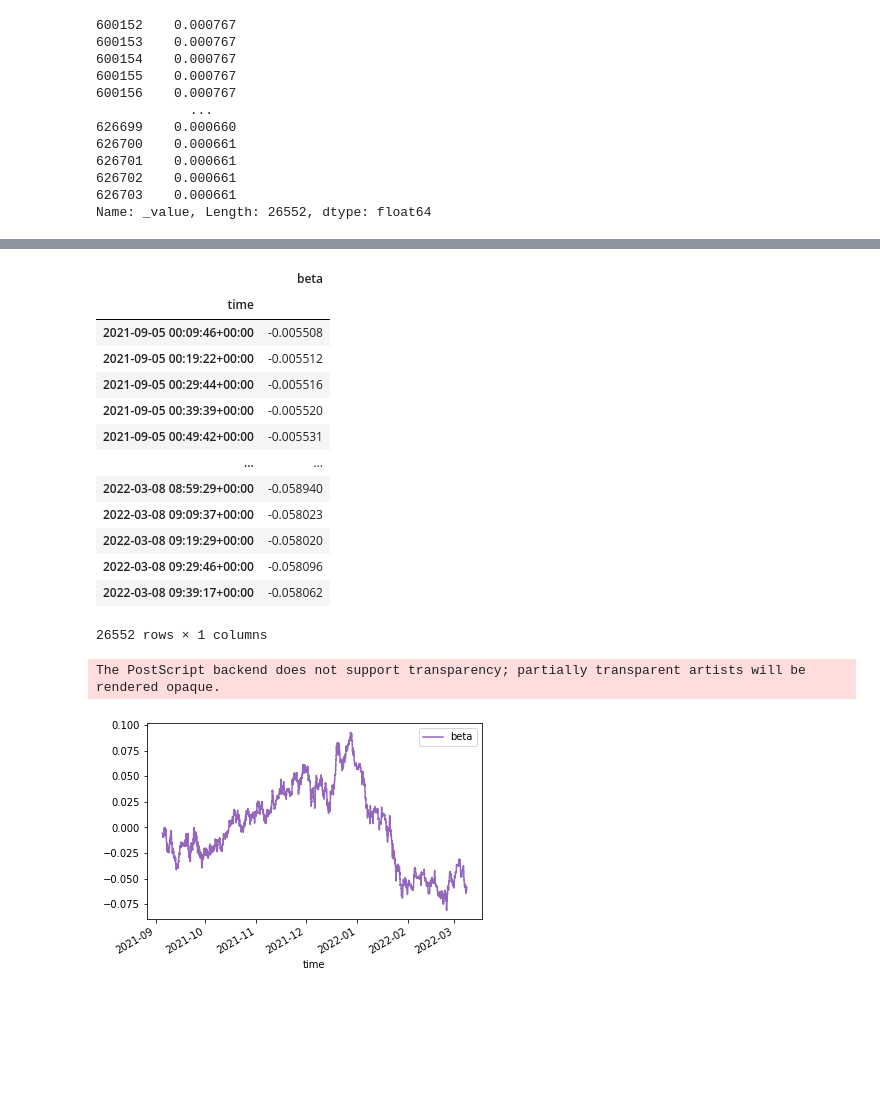
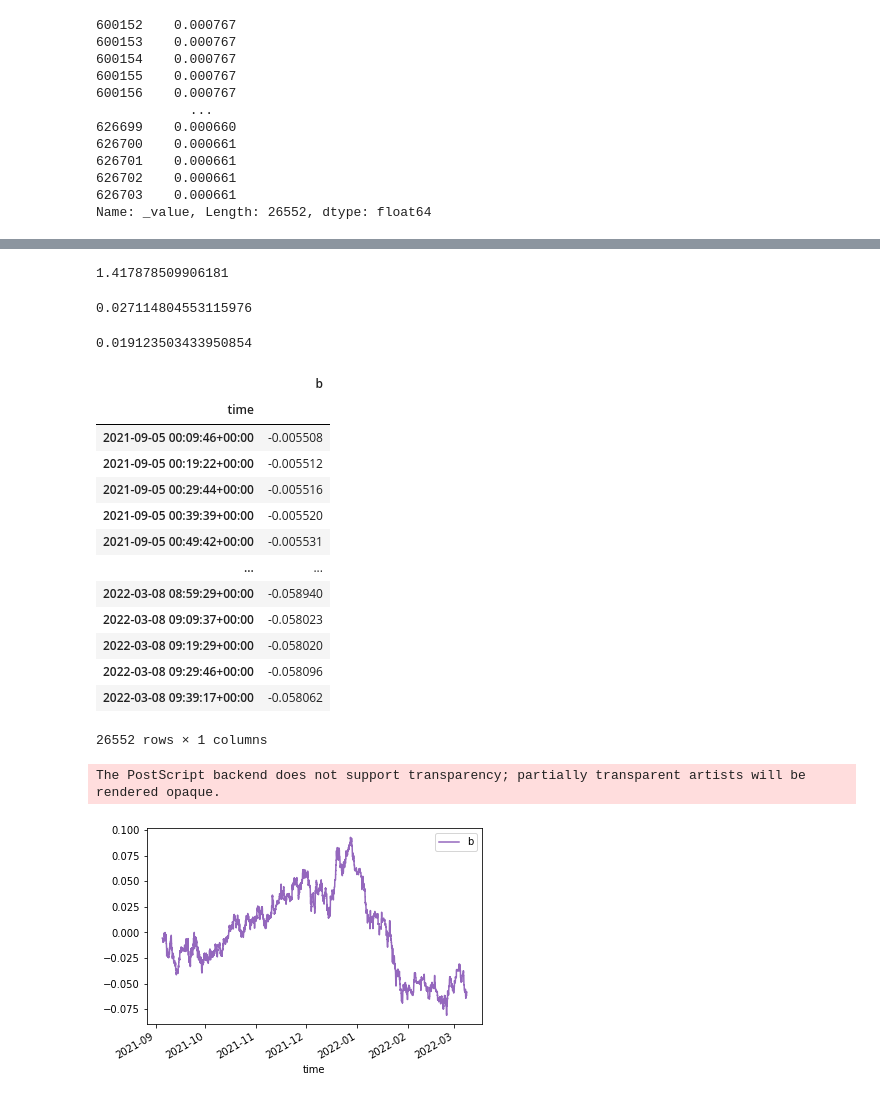
Before and after one commit to overlay-market/overlay-risk, a Jupyter notebook: notebooks/univ3-metrics.ipynb, the cells around one changed output, grey strips where cells are left out. Saved outputs shown, nothing was run; the diff lists cells and outputs as text; code cells hidden in the pictures; blank space fills up the shorter version.

```diff
--- a/notebooks/univ3-metrics.ipynb
+++ b/notebooks/univ3-metrics.ipynb
@@ -281,10 +281,22 @@ The PostScript backend does not support transparency; partially transparent arti
+# %%
+df_wethusdc_pc1_alphas['a'].mean()
+# %% [output]
+1.417878509906181
+# %%
+df_wethusdc_pc1_alphas['a'].std()
+# %% [output]
+0.027114804553115976
+# %%
+df_wethusdc_pc1_alphas['a'].std()/df_wethusdc_pc1_alphas['a'].mean()
+# %% [output]
+0.019123503433950854
 # %%
 # arrange a separate df for beta param to create pretty plot
 df_wethusdc_pc1_betas = df_wethusdc_pc1[df_wethusdc_pc1['_field'] == 'beta'].filter(['_time', '_value'])
-df_wethusdc_pc1_betas.columns = [ 'time', 'beta' ]
+df_wethusdc_pc1_betas.columns = [ 'time', 'b' ]
 df_wethusdc_pc1_betas.set_index('time')
 # %% [output]
-|  | beta |
+|  | b |
 | time |  |
 | 2021-09-05 00:09:46+00:00 | -0.005508 |
 | 2021-09-05 00:19:22+00:00 | -0.005512 |
@@ -300,12 +312,12 @@ df_wethusdc_pc1_betas.set_index('time')
 26552 rows × 1 columns
 # %%
 # save pretty plot for beta
-df_betas_plt = df_wethusdc_pc1_betas.plot(x='time', y='beta', color='tab:purple')
+df_betas_plt = df_wethusdc_pc1_betas.plot(x='time', y='b', color='tab:purple')
 df_betas_plt.get_figure().savefig('img/pstable-wethusdc-beta.png')
 df_betas_plt.get_figure().savefig('img/pstable-wethusdc-beta.eps')
 # %% [output]
 The PostScript backend does not support transparency; partially transparent artists will be rendered opaque.
-[figure, old version]
+[figure, new version]
 # %%
 # arrange a separate df for mu param to create pretty plot
 df_wethusdc_pc1_mus = df_wethusdc_pc1[df_wethusdc_pc1['_field'] == 'mu'].filter(['_time', '_value'])
```
Also changed, not shown: parts of 11 cells of this notebook, 10 other files.
